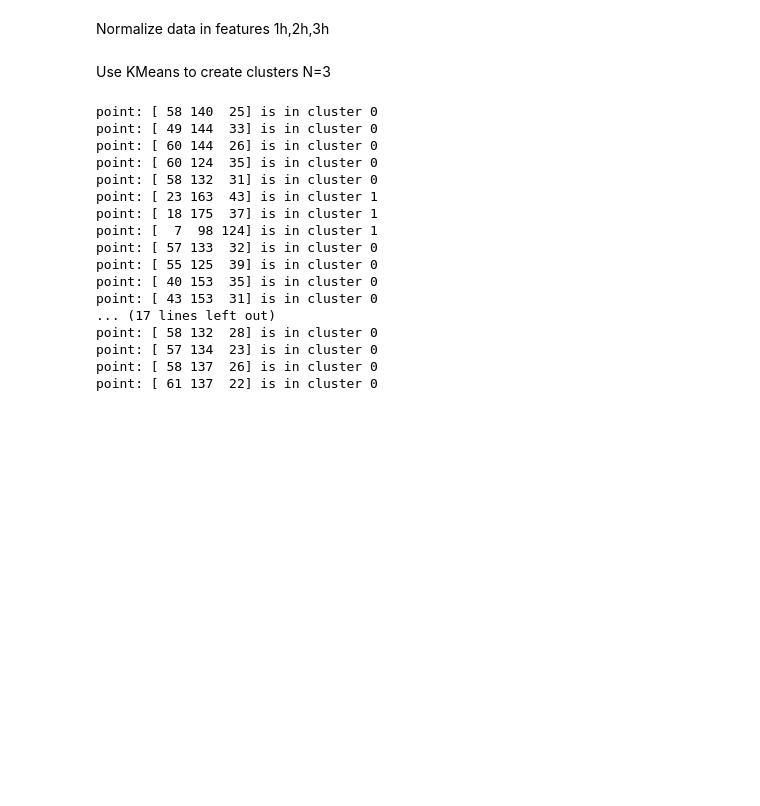
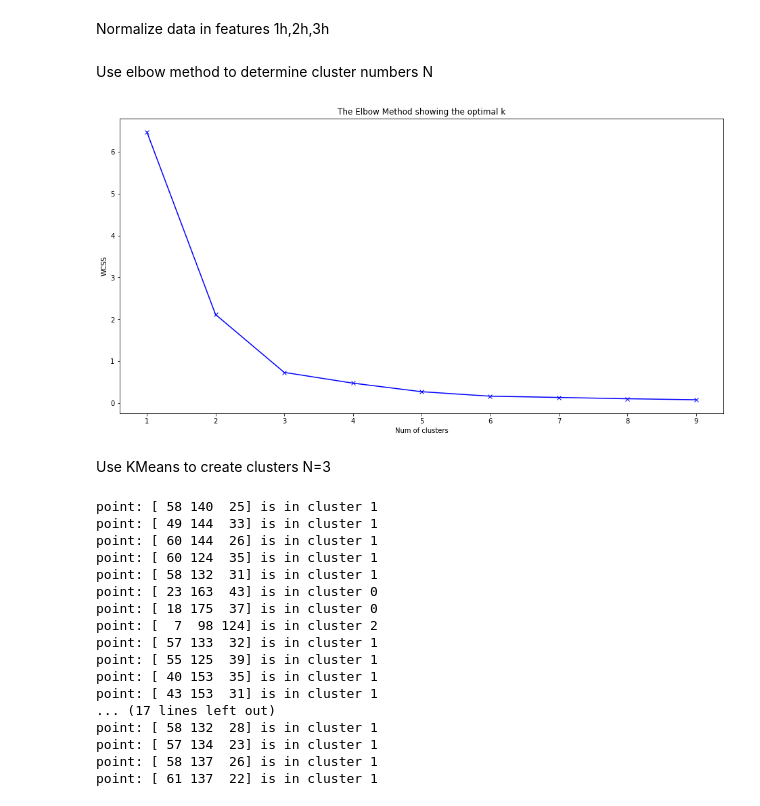
Before and after one commit to YuxingW/machine_learning, a Jupyter notebook: hw1_cluster_kmean/sci_kmean.ipynb, the cells around one changed output. Cells and saved outputs as stored; diff of their text form; code cells hidden in the pictures; blank space fills up the shorter version.

```diff
--- a/hw1_cluster_kmean/sci_kmean.ipynb
+++ b/hw1_cluster_kmean/sci_kmean.ipynb
@@ -37,33 +37,55 @@ Normalize data in features 1h,2h,3h
 # %%
 from sklearn import preprocessing
 
-x = df.drop(['label'], axis=1).values #returns a numpy array
+x = df.drop(['label'], axis=1).to_numpy() #returns a numpy array
 min_max_scaler = preprocessing.MinMaxScaler()
 x_scaled = min_max_scaler.fit_transform(x)
 normalized_df = pd.DataFrame(x_scaled)
+# %% [markdown]
+Use elbow method to determine cluster numbers N
+# %%
+from sklearn.cluster import KMeans
+import matplotlib.pyplot as plt
+
+wcss = []
+K = range(1,10)
+for k in K:
+    kmeanModel = KMeans(n_clusters=k, init='k-means++', random_state=42)
+    kmeanModel.fit(x_scaled)
+    wcss.append(kmeanModel.inertia_)
+
+plt.figure(figsize=(16,8))
+plt.plot(K, wcss, 'bx-')
+plt.xlabel('Num of clusters')
+plt.ylabel('WCSS')
+plt.title('The Elbow Method showing the optimal k')
+plt.show()
+# %% [output]
+[figure, added]
 # %% [markdown]
 Use KMeans to create clusters N=3
 # %%
-from sklearn.cluster import KMeans
-
-kmeans = KMeans(n_clusters=3).fit(normalized_df[0:])
+X = normalized_df[0:]
+kmeans = KMeans(n_clusters=3)
+kmeans.fit(X)
+y_kmean = kmeans.predict(X)
 for i, point in enumerate(x):
   print('point:', point, 'is in cluster', kmeans.labels_[i])
 # %% [output]
-point: [ 58 140  25] is in cluster 0
-point: [ 49 144  33] is in cluster 0
-point: [ 60 144  26] is in cluster 0
-point: [ 60 124  35] is in cluster 0
-point: [ 58 132  31] is in cluster 0
-point: [ 23 163  43] is in cluster 1
-point: [ 18 175  37] is in cluster 1
-point: [  7  98 124] is in cluster 1
-point: [ 57 133  32] is in cluster 0
-point: [ 55 125  39] is in cluster 0
-point: [ 40 153  35] is in cluster 0
-point: [ 43 153  31] is in cluster 0
+point: [ 58 140  25] is in cluster 1
+point: [ 49 144  33] is in cluster 1
+point: [ 60 144  26] is in cluster 1
+point: [ 60 124  35] is in cluster 1
+point: [ 58 132  31] is in cluster 1
+point: [ 23 163  43] is in cluster 0
+point: [ 18 175  37] is in cluster 0
+point: [  7  98 124] is in cluster 2
+point: [ 57 133  32] is in cluster 1
+point: [ 55 125  39] is in cluster 1
+point: [ 40 153  35] is in cluster 1
+point: [ 43 153  31] is in cluster 1
 ... (17 lines left out)
-point: [ 58 132  28] is in cluster 0
-point: [ 57 134  23] is in cluster 0
-point: [ 58 137  26] is in cluster 0
-point: [ 61 137  22] is in cluster 0
+point: [ 58 132  28] is in cluster 1
+point: [ 57 134  23] is in cluster 1
+point: [ 58 137  26] is in cluster 1
+point: [ 61 137  22] is in cluster 1
```
Also changed, not shown: parts of 3 cells of this notebook.
